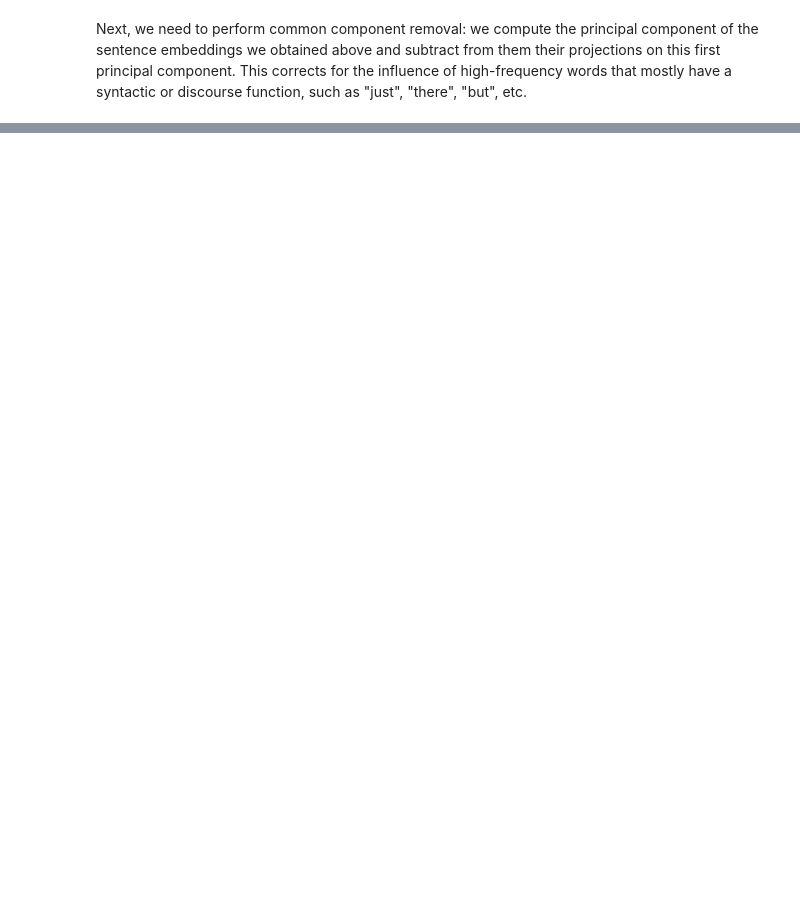
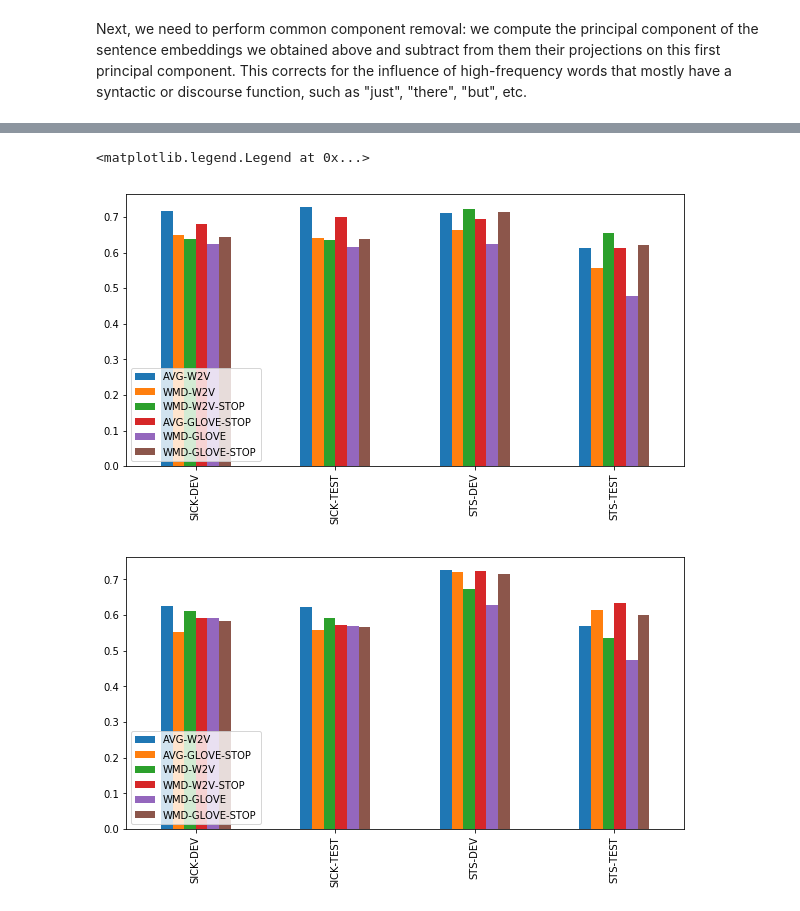
Before and after one commit to nlptown/nlp-notebooks, a Jupyter notebook: Simple Sentence Similarity.ipynb, the cells around one changed output, grey strips where cells are left out. Saved outputs shown, nothing was run; the diff lists cells and outputs as text; code cells hidden in the pictures; blank space fills up the shorter version.

```diff
--- a/Simple Sentence Similarity.ipynb
+++ b/Simple Sentence Similarity.ipynb
@@ -332,0 +451,7 @@ results_df.plot(kind="bar")
+# %%
+pearson_results_df[["AVG-W2V", "WMD-W2V", "WMD-W2V-STOP", "AVG-GLOVE-STOP", "WMD-GLOVE", "WMD-GLOVE-STOP"]].plot(kind="bar").legend(loc="lower left")
+spearman_results_df[["AVG-W2V", "AVG-GLOVE-STOP"] + [b[0] for b in benchmarks if b[0].startswith("WMD")]].plot(kind="bar").legend(loc="lower left")
+# %% [output]
+<matplotlib.legend.Legend at 0x...>
+[figure, added]
+[figure, added]
```
Also changed, not shown: parts of 63 cells of this notebook.
